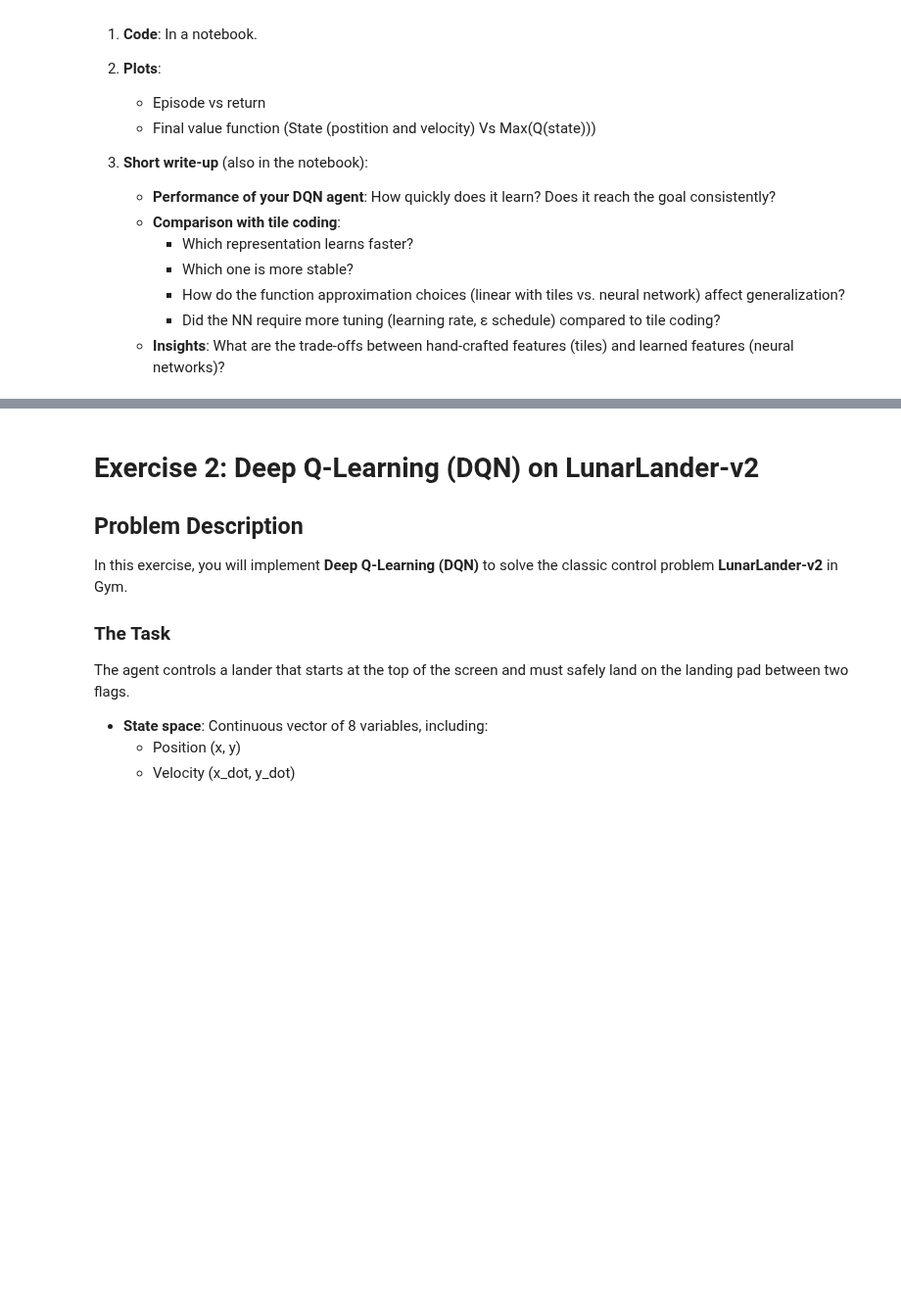
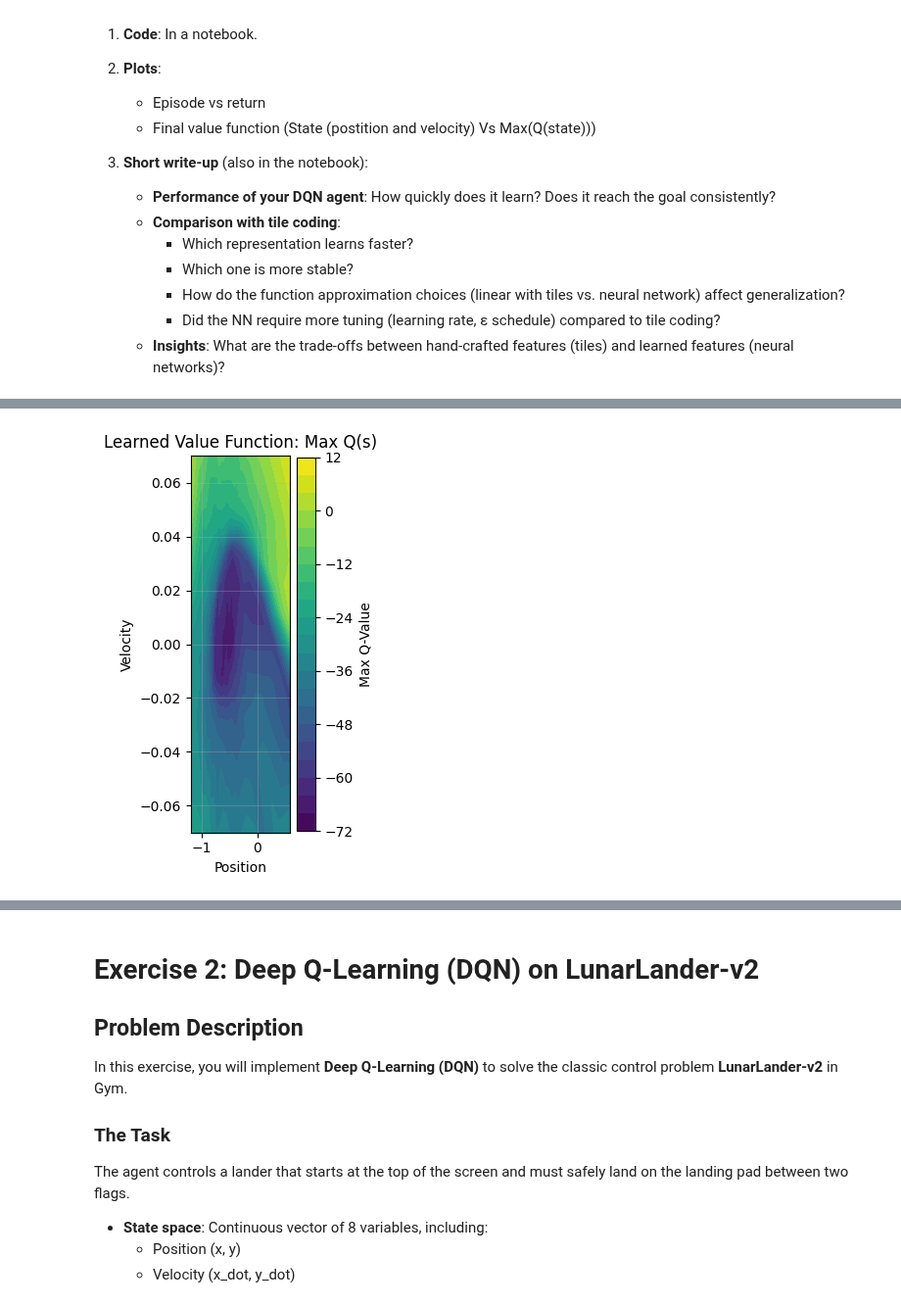
Before and after one commit to ddcreating/RL_code, a Jupyter notebook: lab6_nonlinear.ipynb, the cells around one changed output, grey strips where cells are left out. Shown at 98% size. Saved outputs shown, nothing was run; the diff lists cells and outputs as text; code cells hidden in the pictures; blank space fills up the shorter version.

```diff
--- a/lab6_nonlinear.ipynb
+++ b/lab6_nonlinear.ipynb
@@ -192,0 +332,27 @@ for episode in range(num_episodes):
+# %%
+# Plot 3: Value Function Visualization
+plt.subplot(1, 3, 3)
+positions = np.linspace(-1.2, 0.6, 100)
+velocities = np.linspace(-0.07, 0.07, 100)
+P, V = np.meshgrid(positions, velocities)
+states = np.stack([P.flatten(), V.flatten()], axis=1)
+
+with torch.no_grad():
+    states_tensor = torch.FloatTensor(states).to(device)
+    q_values = q_net(states_tensor)
+    max_q = q_values.max(1)[0].cpu().numpy()
+
+max_q_grid = max_q.reshape(P.shape)
+plt.contourf(P, V, max_q_grid, levels=20, cmap='viridis')
+plt.colorbar(label='Max Q-Value')
+plt.xlabel('Position')
+plt.ylabel('Velocity')
+plt.title('Learned Value Function: Max Q(s)')
+plt.grid(True, alpha=0.3)
+
+plt.tight_layout()
+plt.show()
+
+env.close()
+# %% [output]
+[figure, added]
```
Also changed, not shown: parts of 14 cells of this notebook.
